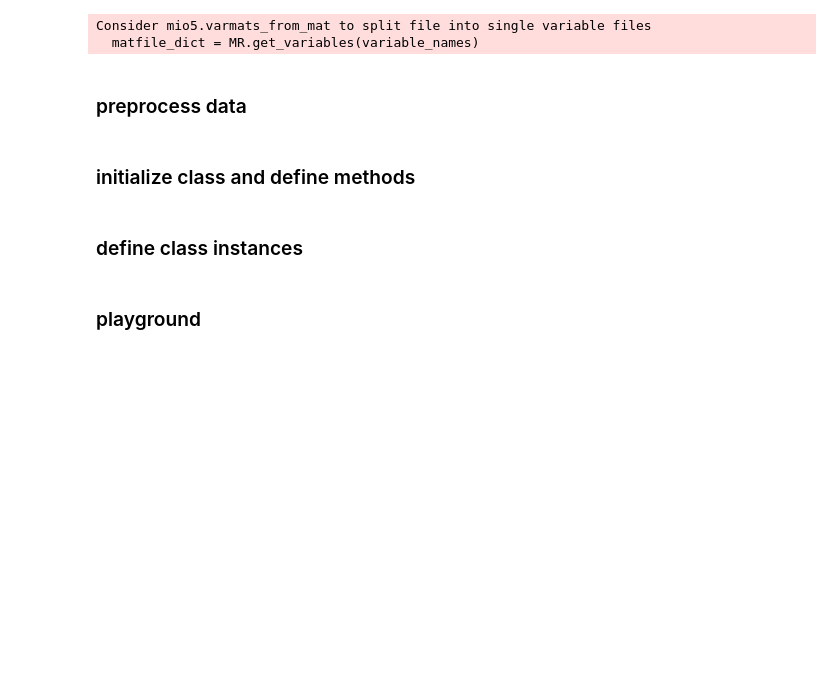
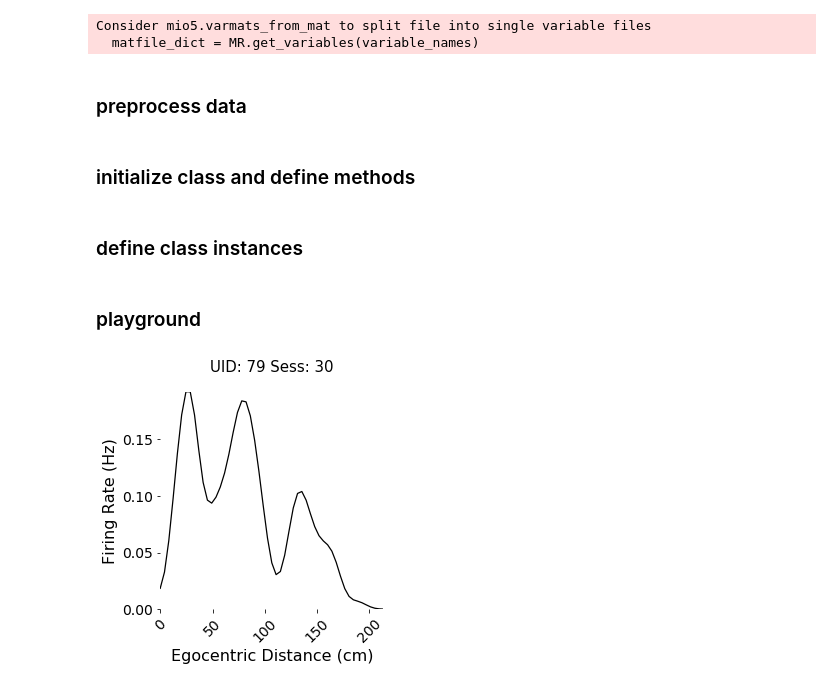
Before and after one commit to jncarpen/egoHC, a Jupyter notebook: egoAllo.ipynb, the cells around one changed output. Saved outputs shown, nothing was run; the diff lists cells and outputs as text; code cells hidden in the pictures; blank space fills up the shorter version.

Commit message:
dist_tc

```diff
--- a/egoAllo.ipynb
+++ b/egoAllo.ipynb
@@ -355,6 +355,7 @@ class dataset:
             ax1.set_xlim([0, 360])
             ax1.set_ylim([0, max(angularTuning_smooth)])
             ax1.set_xticks([0, 90, 180, 270, 360])
+            ax1.set_title(label=figTitle, fontdict=fontStuff, pad=20)
             cartPlot, = ax1.plot([], [], color = 'k',linewidth = 1.25)
             cartPlot.set_data(edges, angularTuning_smooth)
 
@@ -374,30 +375,69 @@ A24116 = dataset('24116', accel, behaviour, hd, pos_outliers_removed, rawEEG, se
 # %%
 # scratch for egocentric distance tuning curves
 
 sessNum = 30
 unitNum=0
 # distnace tuning curves
-d, max_corner_dist = A24116.getDistanceToRef(sessNum=0)
+d, max_corner_dist = A24116.getDistanceToRef(sessNum=sessNum)
 ST = A24116.getSpikeTrain(sessNum=sessNum, unitNum=unitNum) # spiketrain
 Fs = stats.mode(np.diff(A24116.getPos(sessNum=sessNum)[:,0])) # sampling freq
 
 # bin distance data (4 cm bins)
 numBins = int(max_corner_dist/4)
 edges = np.linspace(0, max_corner_dist, numBins)
 
 # compute occupancy
 occupancy, edgesHist = np.histogram(d, bins=numBins, range=(0,max_corner_dist))
 distInd = np.digitize(d, edgesHist);
 
 # convert Occupancy to s
 occupancy = occupancy*Fs
 
 # compute number of spikes in each time bin
-# spikesPerAngle = [];
-# for iBin in np.arange(0, numBins):
-#     count = sum(ST[distInd == iBin])
-#     spikesPerAngle.append(count)
-# # spikesPerAngle = np.asarray(spikesPerAngle)
+spikesPerDist = [];
+for iBin in np.arange(0, numBins):
+    count = sum(ST[distInd == iBin])
+    spikesPerDist.append(count)
+spikesPerDist = np.asarray(spikesPerDist)
+
+# compute probability density (proportion of time spent at each angle)
+probDens = occupancy/np.sum(occupancy)
+
+# compute average firing rates across all angles
+meanFR = np.sum(spikesPerDist)/np.sum(occupancy)
+
+# compute tuning curve (average FR for each angle)
+distTuning = spikesPerDist/occupancy
+distTuning_smooth = scipy.ndimage.gaussian_filter1d(distTuning, sigma=2) # smooth w/ gaussian
+
+# make figure title
+UID = A24116.getUID(sessNum=sessNum, unitNum=unitNum)
+figTitle = "UID: " + str(UID) + " Sess: " + str(sessNum)
+
+fig = plt.figure(figsize=(4,4))
+ax1 = fig.add_subplot(111)
+ax1.set_xlabel("Egocentric Distance (cm)", fontsize=16)
+ax1.set_ylabel("Firing Rate (Hz)", fontsize=16)
+ax1.spines['top'].set_visible(False)
+ax1.spines['right'].set_visible(False)
+ax1.spines['bottom'].set_visible(False)
+ax1.spines['left'].set_visible(False)
+ax1.tick_params(labelsize=14)
+ax1.tick_params(axis='x', labelrotation=45)
+ax1.set_xlim([0, max_corner_dist])
+ax1.set_ylim([0, max(distTuning_smooth)])
+fontStuff = {'fontsize': 15}
+ax1.set_title(label=figTitle, fontdict=fontStuff, pad=20)
+# ax1.set_xticks([0, 90, 180, 270, 360])
+cartPlot, = ax1.plot([], [], color = 'k',linewidth = 1.25)
+cartPlot.set_data(edges, distTuning_smooth)
+
+# # decide whether to save the figure
+# if save == True:
+# filepath = "D:\\egoBearing\\" + str(UID) + "-" + str(sessNum) + ".png"
+# fig.savefig(filepath, bbox_inches='tight', pad_inches=.25)
+# %% [output]
+[figure, added]
 # %%
 # interactive mode?
 mpl.is_interactive()
```
